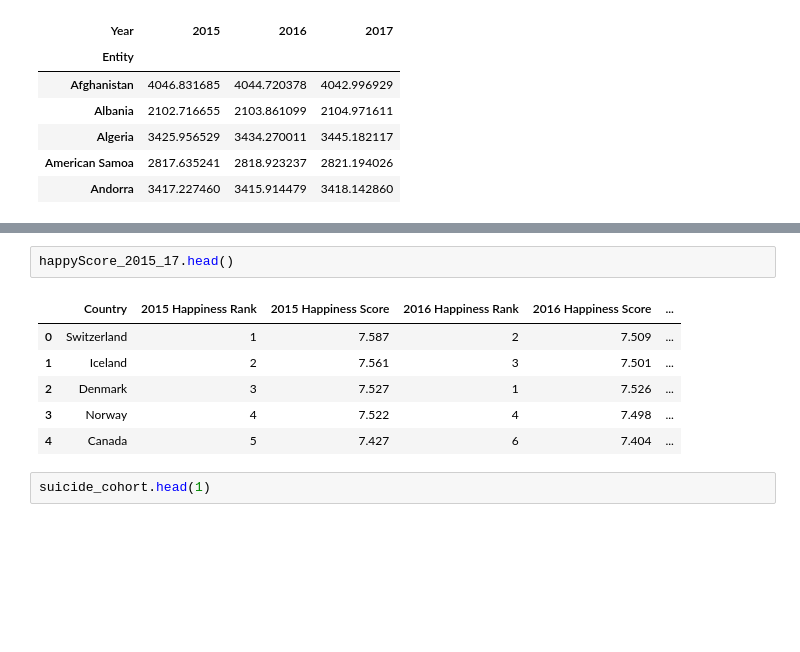
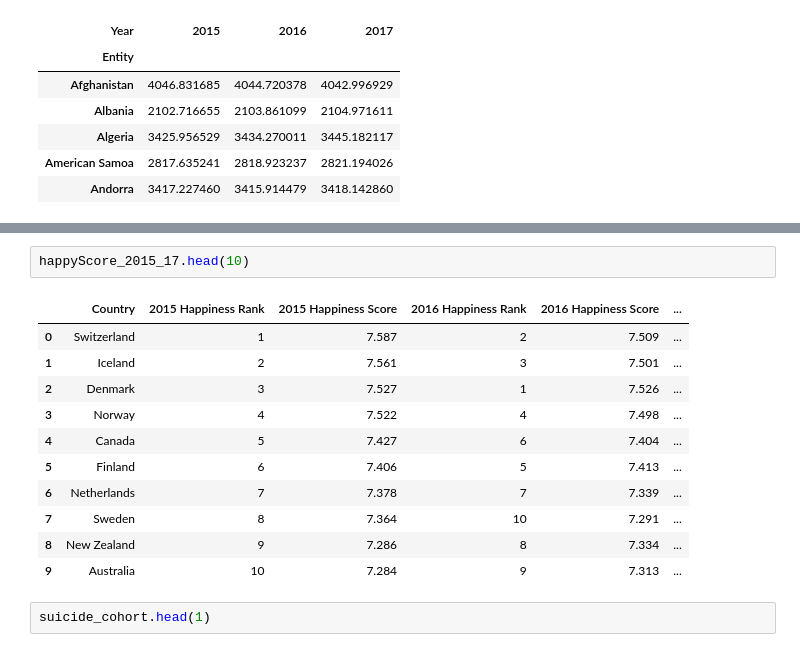
Before and after one commit to jkurtb/Suicide_squad, a Jupyter notebook: Explore-SuicideRate_Depression_HappinessIndex.ipynb, the cells around one changed output, grey strips where cells are left out. Cells and saved outputs as stored; diff of their text form; blank space fills up the shorter version.

```diff
--- a/Explore-SuicideRate_Depression_HappinessIndex.ipynb
+++ b/Explore-SuicideRate_Depression_HappinessIndex.ipynb
@@ -426,12 +388,17 @@ depress_cohort.head()
 # %%
-happyScore_2015_17.head()
+happyScore_2015_17.head(10)
 # %% [output]
 |  | Country | 2015 Happiness Rank | 2015 Happiness Score | 2016 Happiness Rank | 2016 Happiness Score | ... |
 | 0 | Switzerland | 1 | 7.587 | 2 | 7.509 | ... |
 | 1 | Iceland | 2 | 7.561 | 3 | 7.501 | ... |
 | 2 | Denmark | 3 | 7.527 | 1 | 7.526 | ... |
 | 3 | Norway | 4 | 7.522 | 4 | 7.498 | ... |
 | 4 | Canada | 5 | 7.427 | 6 | 7.404 | ... |
+| 5 | Finland | 6 | 7.406 | 5 | 7.413 | ... |
+| 6 | Netherlands | 7 | 7.378 | 7 | 7.339 | ... |
+| 7 | Sweden | 8 | 7.364 | 10 | 7.291 | ... |
+| 8 | New Zealand | 9 | 7.286 | 8 | 7.334 | ... |
+| 9 | Australia | 10 | 7.284 | 9 | 7.313 | ... |
 # %%
 suicide_cohort.head(1)
 # %% [output]
```
Also changed, not shown: parts of 49 cells of this notebook.
